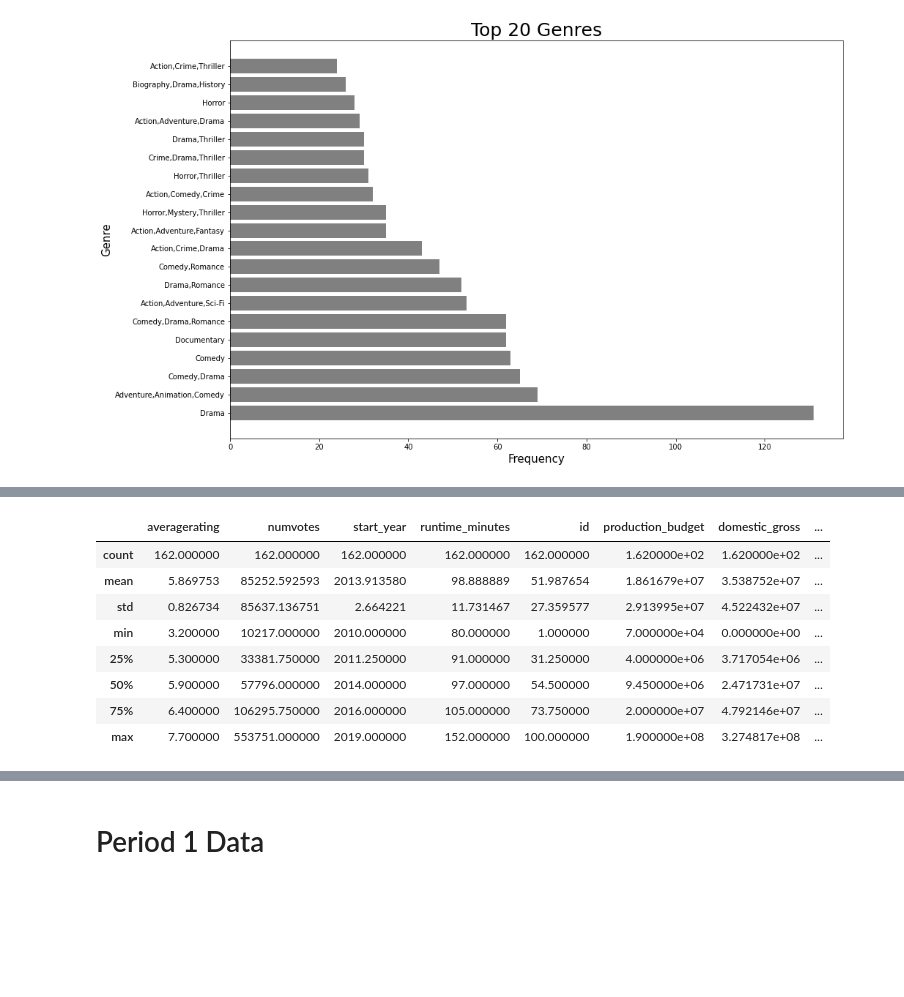
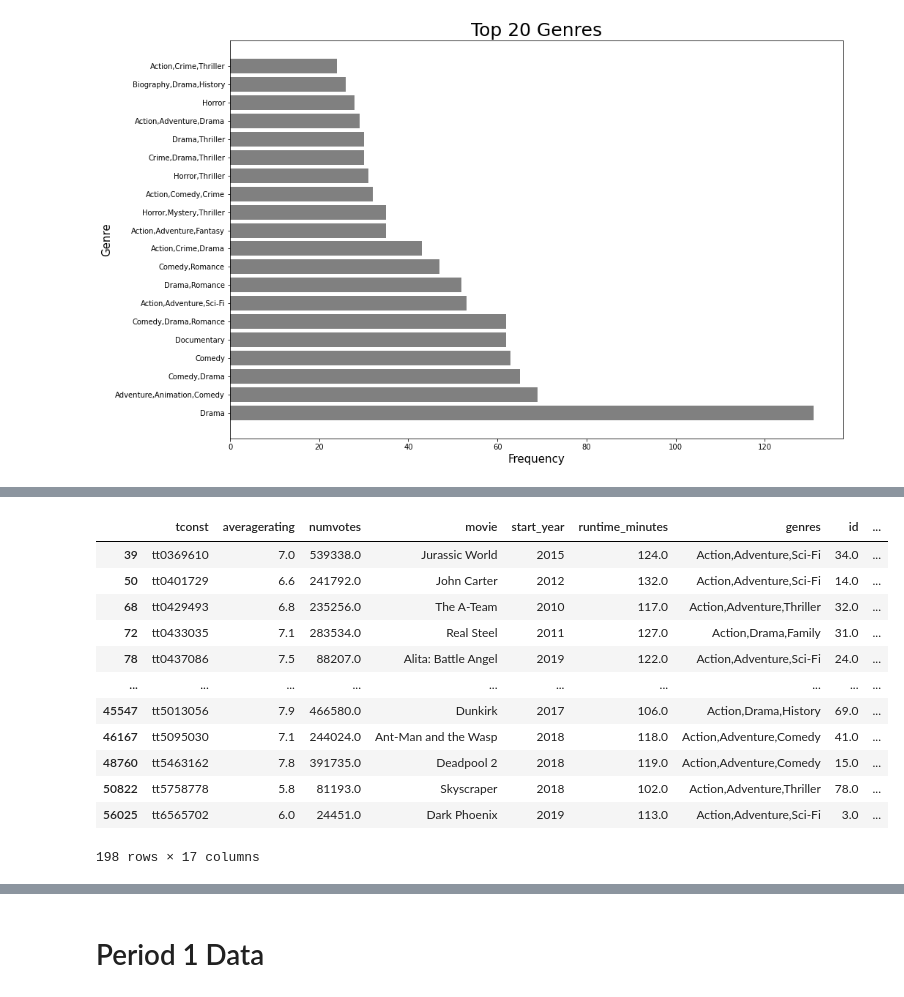
Before and after one commit to EmmaChoate/microsoft_movie_analysis, a Jupyter notebook: data/zippedData/Project 1 Data.ipynb, the cells around one changed output, grey strips where cells are left out. Cells and saved outputs as stored; diff of their text form; code cells hidden in the pictures; blank space fills up the shorter version.

```diff
--- a/data/zippedData/Project 1 Data.ipynb
+++ b/data/zippedData/Project 1 Data.ipynb
@@ -404,5 +450,5 @@ for genre in top20_genres:
 # %%
-horror_table = genre_tables['Horror']
-horror_table
+action_table = genre_tables['Action']
+action_table
 # %% [output]
 |  | tconst | averagerating | numvotes | movie | start_year | runtime_minutes | genres | id | ... |
@@ -421,2 +479,3 @@ horror_table
 # %%
-horror_table_narrow = horror_table.loc[horror_table['numvotes'] >= 10000]
+action_table = action_table.loc[action_table['production_budget'] >= 70000000]
+action_table
@@ -423,12 +496,17 @@ horror_table_narrow = horror_table.loc[horror_table['numvotes'] >= 10000]
 # %%
-horror_table_narrow.describe()
+action_table = action_table.loc[action_table['numvotes'] >= 10000]
+action_table
 # %% [output]
-|  | averagerating | numvotes | start_year | runtime_minutes | id | production_budget | domestic_gross | ... |
-| count | 162.000000 | 162.000000 | 162.000000 | 162.000000 | 162.000000 | 1.620000e+02 | 1.620000e+02 | ... |
-| mean | 5.869753 | 85252.592593 | 2013.913580 | 98.888889 | 51.987654 | 1.861679e+07 | 3.538752e+07 | ... |
-| std | 0.826734 | 85637.136751 | 2.664221 | 11.731467 | 27.359577 | 2.913995e+07 | 4.522432e+07 | ... |
-| min | 3.200000 | 10217.000000 | 2010.000000 | 80.000000 | 1.000000 | 7.000000e+04 | 0.000000e+00 | ... |
-| 25% | 5.300000 | 33381.750000 | 2011.250000 | 91.000000 | 31.250000 | 4.000000e+06 | 3.717054e+06 | ... |
-| 50% | 5.900000 | 57796.000000 | 2014.000000 | 97.000000 | 54.500000 | 9.450000e+06 | 2.471731e+07 | ... |
-| 75% | 6.400000 | 106295.750000 | 2016.000000 | 105.000000 | 73.750000 | 2.000000e+07 | 4.792146e+07 | ... |
-| max | 7.700000 | 553751.000000 | 2019.000000 | 152.000000 | 100.000000 | 1.900000e+08 | 3.274817e+08 | ... |
+|  | tconst | averagerating | numvotes | movie | start_year | runtime_minutes | genres | id | ... |
+| 39 | tt0369610 | 7.0 | 539338.0 | Jurassic World | 2015 | 124.0 | Action,Adventure,Sci-Fi | 34.0 | ... |
+| 50 | tt0401729 | 6.6 | 241792.0 | John Carter | 2012 | 132.0 | Action,Adventure,Sci-Fi | 14.0 | ... |
+| 68 | tt0429493 | 6.8 | 235256.0 | The A-Team | 2010 | 117.0 | Action,Adventure,Thriller | 32.0 | ... |
+| 72 | tt0433035 | 7.1 | 283534.0 | Real Steel | 2011 | 127.0 | Action,Drama,Family | 31.0 | ... |
+| 78 | tt0437086 | 7.5 | 88207.0 | Alita: Battle Angel | 2019 | 122.0 | Action,Adventure,Sci-Fi | 24.0 | ... |
+| ... | ... | ... | ... | ... | ... | ... | ... | ... | ... |
+| 45547 | tt5013056 | 7.9 | 466580.0 | Dunkirk | 2017 | 106.0 | Action,Drama,History | 69.0 | ... |
+| 46167 | tt5095030 | 7.1 | 244024.0 | Ant-Man and the Wasp | 2018 | 118.0 | Action,Adventure,Comedy | 41.0 | ... |
+| 48760 | tt5463162 | 7.8 | 391735.0 | Deadpool 2 | 2018 | 119.0 | Action,Adventure,Comedy | 15.0 | ... |
+| 50822 | tt5758778 | 5.8 | 81193.0 | Skyscraper | 2018 | 102.0 | Action,Adventure,Thriller | 78.0 | ... |
+| 56025 | tt6565702 | 6.0 | 24451.0 | Dark Phoenix | 2019 | 113.0 | Action,Adventure,Sci-Fi | 3.0 | ... |
+198 rows × 17 columns
```
Also changed, not shown: parts of 25 cells of this notebook.
